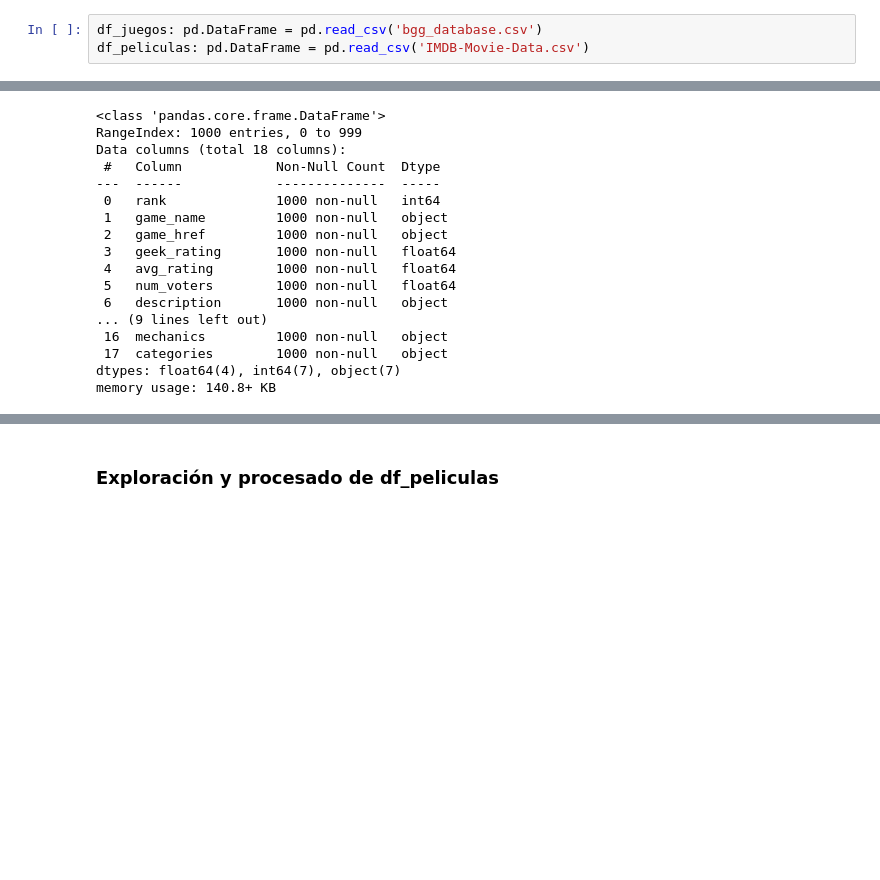
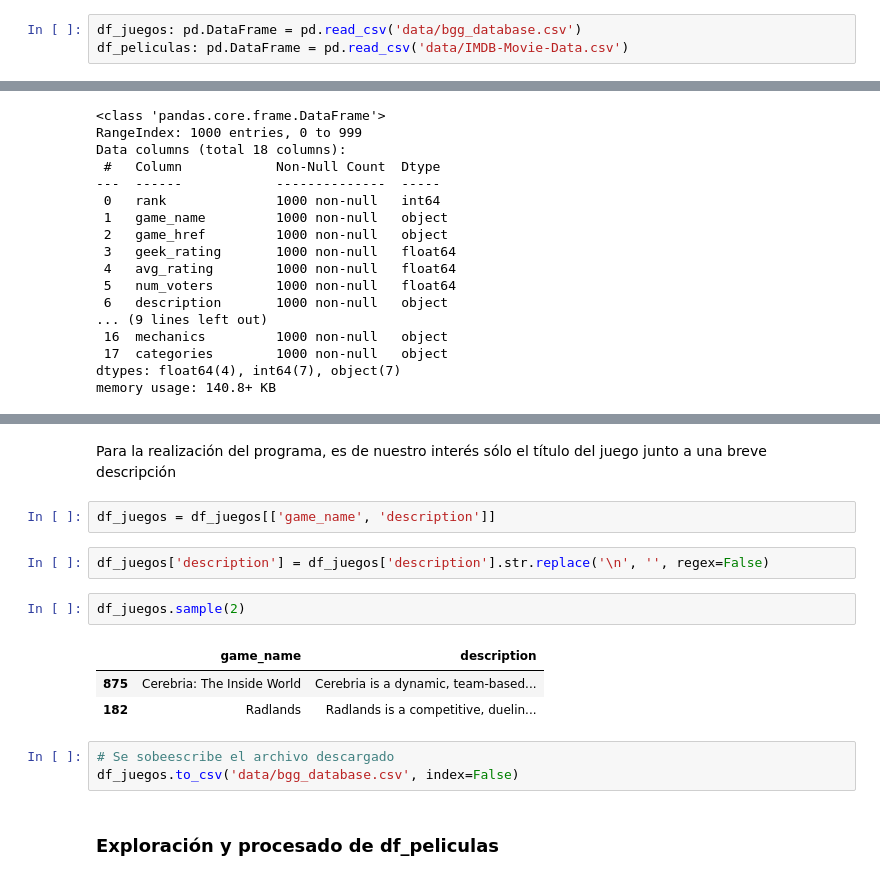
Before and after one commit to bpace1/NLP-TP1, a Jupyter notebook: NLP_TP1_datasets.ipynb, the cells around one changed output, grey strips where cells are left out. Drawn from its saved outputs; the diff is of its cells as text; blank space fills up the shorter version.

```diff
--- a/NLP_TP1_datasets.ipynb
+++ b/NLP_TP1_datasets.ipynb
@@ -70,4 +32,4 @@ IMDB-Movie-Data.csv 100%[===================>] 301.79K  --.-KB/s    in 0.03s
 # %%
-df_juegos: pd.DataFrame = pd.read_csv('bgg_database.csv')
-df_peliculas: pd.DataFrame = pd.read_csv('IMDB-Movie-Data.csv')
+df_juegos: pd.DataFrame = pd.read_csv('data/bgg_database.csv')
+df_peliculas: pd.DataFrame = pd.read_csv('data/IMDB-Movie-Data.csv')
 # %% [markdown]
@@ -144 +90,16 @@ dtype: int64
+# %% [markdown]
+Para la realización del programa, es de nuestro interés sólo el título del juego junto a una breve descripción
+# %%
+df_juegos = df_juegos[['game_name', 'description']]
+# %%
+df_juegos['description'] = df_juegos['description'].str.replace('\n', '', regex=False)
+# %%
+df_juegos.sample(2)
+# %% [output]
+|  | game_name | description |
+| 875 | Cerebria: The Inside World | Cerebria is a dynamic, team-based... |
+| 182 | Radlands | Radlands is a competitive, duelin... |
+# %%
+# Se sobeescribe el archivo descargado
+df_juegos.to_csv('data/bgg_database.csv', index=False)
 # %% [markdown]
```
Also changed, not shown: parts of 23 cells of this notebook.
